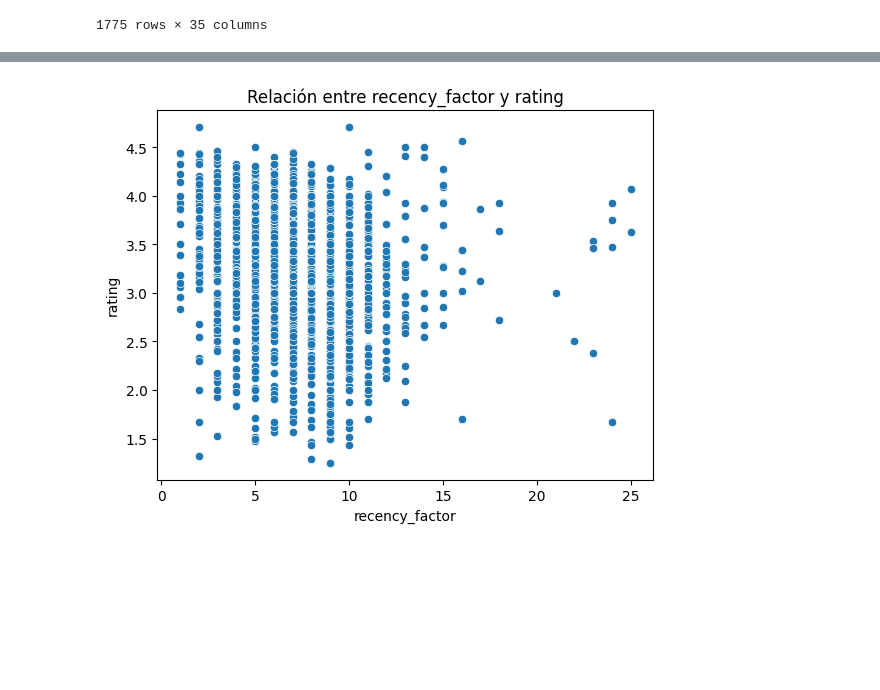
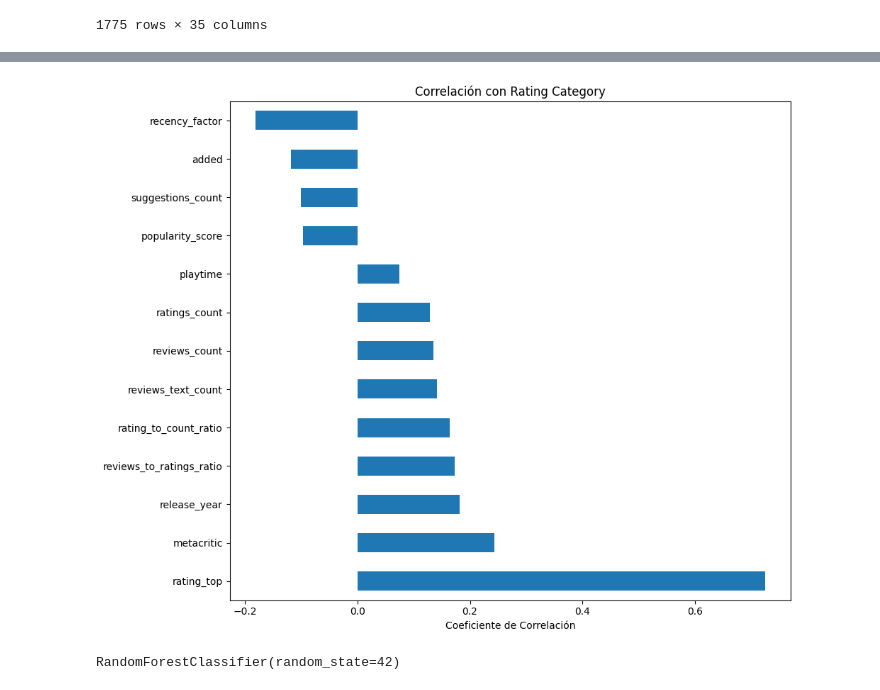
Before and after one commit to andreszaragoza/ML, a Jupyter notebook: notebooks/PRUEBASPARTE2.ipynb, the cells around one changed output, grey strips where cells are left out. Drawn from its saved outputs; the diff is of its cells as text; code cells hidden in the pictures; blank space fills up the shorter version.

```diff
--- a/notebooks/PRUEBASPARTE2.ipynb
+++ b/notebooks/PRUEBASPARTE2.ipynb
@@ -212,6 +235,0 @@ Name: rating, dtype: float64
-# %%
-sns.scatterplot(x=df2['recency_factor'], y=df2['rating'])
-plt.title('Relación entre recency_factor y rating')
-plt.show()
-# %% [output]
-[figure, removed]
@@ -226,0 +236,9 @@ important_features = [
+# %%
+# Visualizar las correlaciones con rating_category
+plt.figure(figsize=(10, 8))
+correlations.drop('rating_category_encoded').plot(kind='barh')
+plt.title('Correlación con Rating Category')
+plt.xlabel('Coeficiente de Correlación')
+plt.tight_layout()
+# %% [output]
+[figure, added]
@@ -226,0 +251,6 @@ important_features = [
+# %%
+# Entrenar modelo Random Forest
+rf = RandomForestClassifier(n_estimators=100, random_state=42)
+rf.fit(X_train, y_train)
+# %% [output]
+RandomForestClassifier(random_state=42)
```
Also changed, not shown: parts of 22 cells of this notebook.
